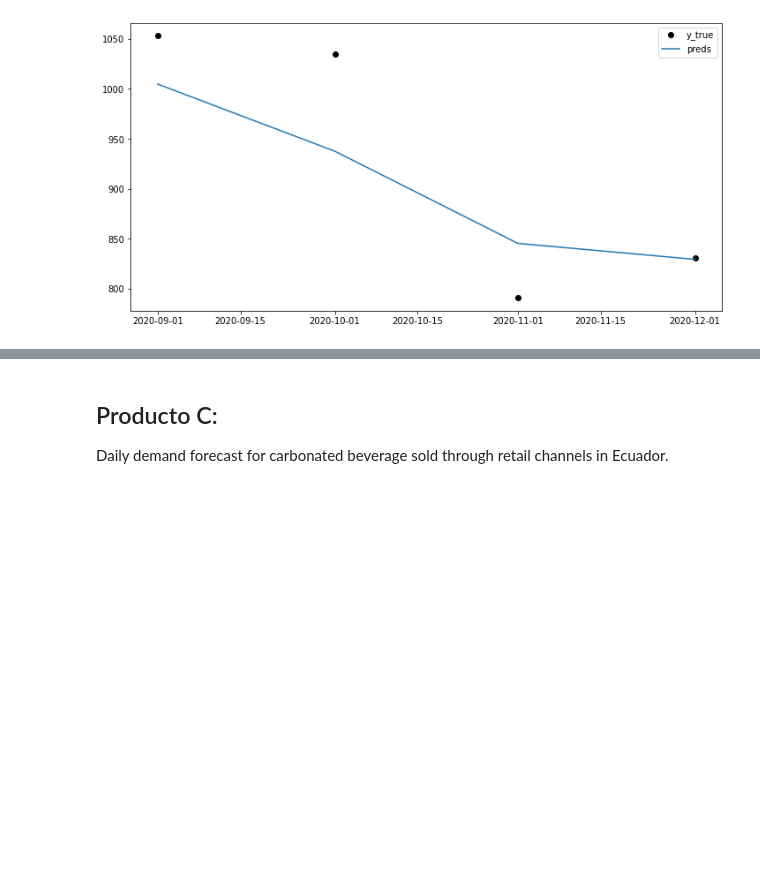
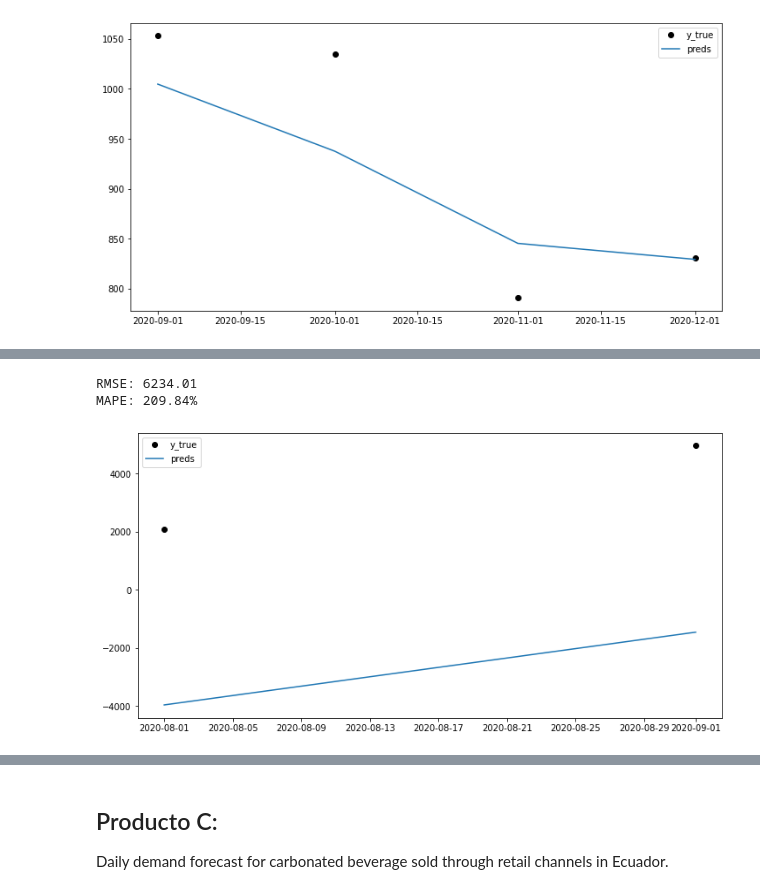
Before and after one commit to paolorossig/black-andes-test, a Jupyter notebook: problem02.ipynb, the cells around one changed output, grey strips where cells are left out. Drawn from its saved outputs; the diff is of its cells as text; code cells hidden in the pictures; blank space fills up the shorter version.

```diff
--- a/problem02.ipynb
+++ b/problem02.ipynb
@@ -205,0 +342,13 @@ MAPE: 5.27%
+# %%
+# We can see that the model has a moderate fit on the training data,
+# but the model is not able to capture the real influence of the new cases variable,
+# so when new cases growth significantly, the model will be affected and the forecaste will be biased
+# however, the model is able to capture the trend of the data but with negative values (-6000 aprox in each point vs actuals)
+
+preds = res.get_forecast(steps=N_TEST, exog=exog_test).predicted_mean
+print_metrics(y_test, preds, None)
+plot_predictions(y_test, preds)
+# %% [output]
+RMSE: 6234.01
+MAPE: 209.84%
+[figure, added]
```
Also changed, not shown: parts of 32 cells of this notebook, 2 other files.
